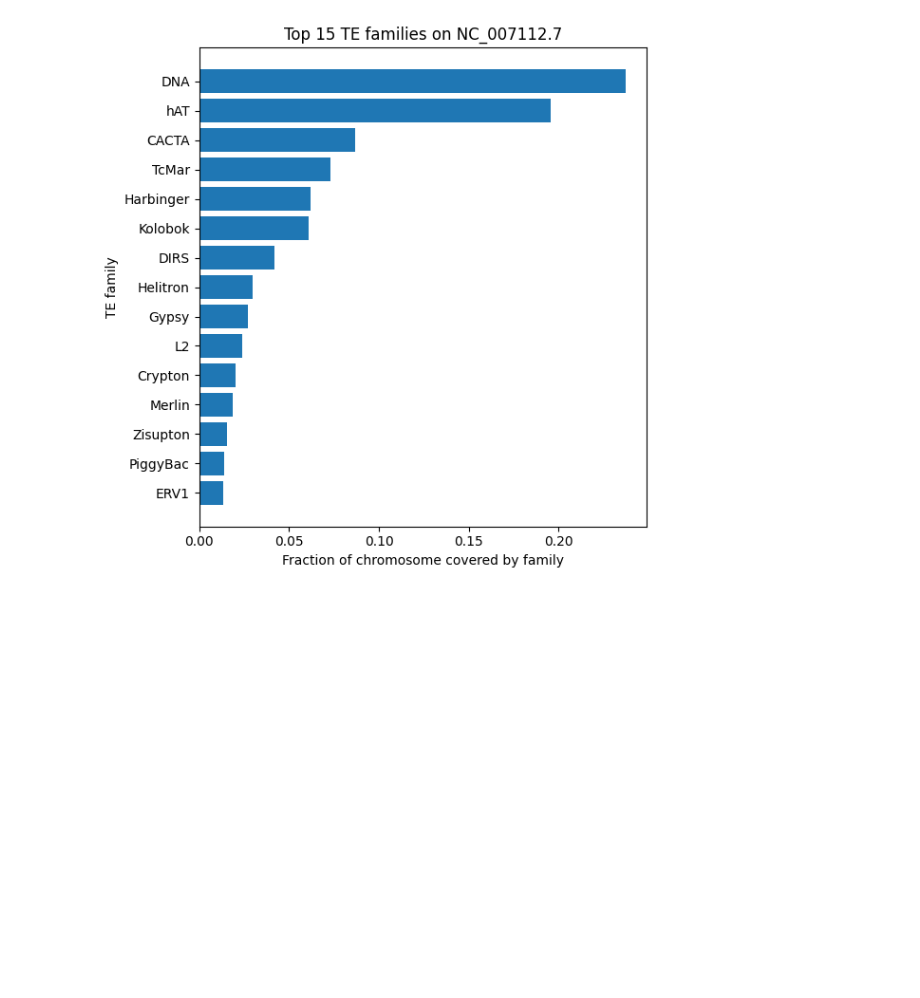
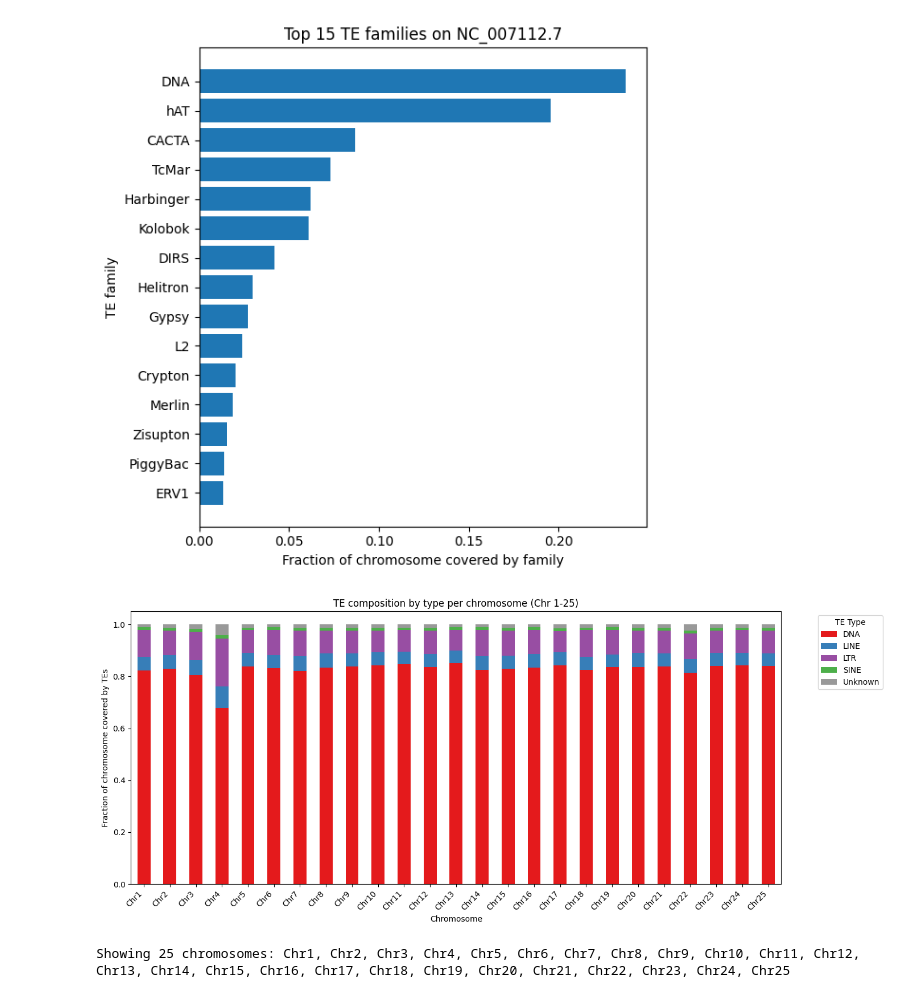
Before and after one commit to shalenyjlemko/DRario_compg, a Jupyter notebook: data/Drerio_FishTEDB/perChr_TE.ipynb, the cells around one changed output. Cells and saved outputs as stored; diff of their text form; code cells hidden in the pictures; blank space fills up the shorter version.

```diff
--- a/data/Drerio_FishTEDB/perChr_TE.ipynb
+++ b/data/Drerio_FishTEDB/perChr_TE.ipynb
@@ -171,7 +334,8 @@ for t in ["DNA", "LINE", "LTR", "SINE"]:
     if sub.empty:
         continue
     hist_counts, _ = np.histogram(sub, bins=bins)
-    plt.plot(bin_mid, hist_counts, label=t)
+    # Use type colors
+    plt.plot(bin_mid, hist_counts, label=t, color=type_palette.get(t, "#000000"), linewidth=2)
 
 plt.xlabel("Insertion age (Myr)")
 plt.ylabel("Number of TE insertions")
@@ -245,3 +452,56 @@ def plot_te_family_bar(per_chr_family, chr_id, top_n=15):
 plot_te_family_bar(per_chr_family, "NC_007112.7")
 # %% [output]
 [figure]
+# %%
+# Stacked bar chart showing TE type composition across main chromosomes
+# Filter to show only chromosomes 1-25 (exclude scaffolds)
+
+# First, consolidate Unknown/Unspecified/unclear into a single "Unknown" category
+per_chr_type_clean = per_chr_type.copy()
+per_chr_type_clean['type'] = per_chr_type_clean['type'].replace({
+    'Unspecified': 'Unknown',
+    'unclear': 'Unknown'
+})
+
+# Reaggregate after combining categories
+per_chr_type_clean = (
+    per_chr_type_clean.groupby(['chrom', 'type', 'chr_name'])
+    .agg({'bp': 'sum', 'num_instances': 'sum'})
+    .reset_index()
+)
+
+table = per_chr_type_clean.pivot(index="chr_name", columns="type", values="bp").fillna(0)
+
+# Filter to keep only main chromosomes (Chr1-Chr25)
+main_chroms = [f"Chr{i}" for i in range(1, 26)]
+main_chroms_present = [c for c in main_chroms if c in table.index]
+table_main = table.loc[main_chroms_present]
+
+# Sort by chromosome number
+table_main = table_main.reindex(sorted(table_main.index, key=lambda x: int(x.replace("Chr", ""))))
+
+# Calculate fractions
+table_frac = table_main.div(table_main.sum(axis=1), axis=0)
+
+# Make figure larger and rotate labels for readability
+fig, ax = plt.subplots(figsize=(14, 6))
+table_frac.plot(
+    kind="bar",
+    stacked=True,
+    ax=ax,
+    color=[type_palette.get(t, "#999999") for t in table_frac.columns]
+)
+ax.set_ylabel("Fraction of chromosome covered by TEs")
+ax.set_xlabel("Chromosome")
+ax.set_title("TE composition by type per chromosome (Chr 1-25)")
+ax.legend(title="TE Type", bbox_to_anchor=(1.05, 1), loc='upper left')
+
+# Rotate x-axis labels for better readability
+plt.xticks(rotation=45, ha='right')
+plt.tight_layout()
+plt.show()
+
+print(f"Showing {len(table_main)} chromosomes: {', '.join(table_main.index.tolist())}")
+# %% [output]
+[figure, added]
+Showing 25 chromosomes: Chr1, Chr2, Chr3, Chr4, Chr5, Chr6, Chr7, Chr8, Chr9, Chr10, Chr11, Chr12, Chr13, Chr14, Chr15, Chr16, Chr17, Chr18, Chr19, Chr20, Chr21, Chr22, Chr23, Chr24, Chr25
```
Also changed, not shown: parts of 14 cells of this notebook, 11 other files.
